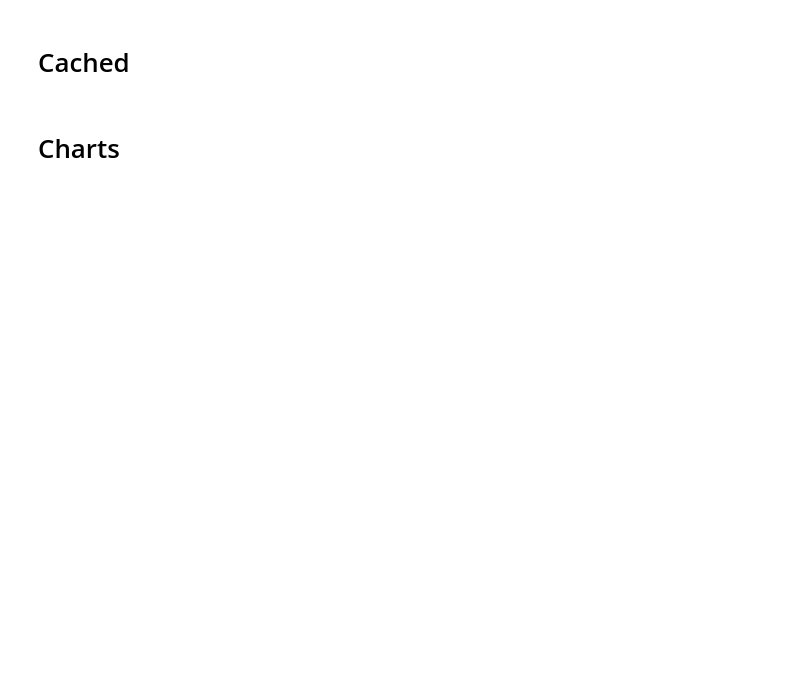
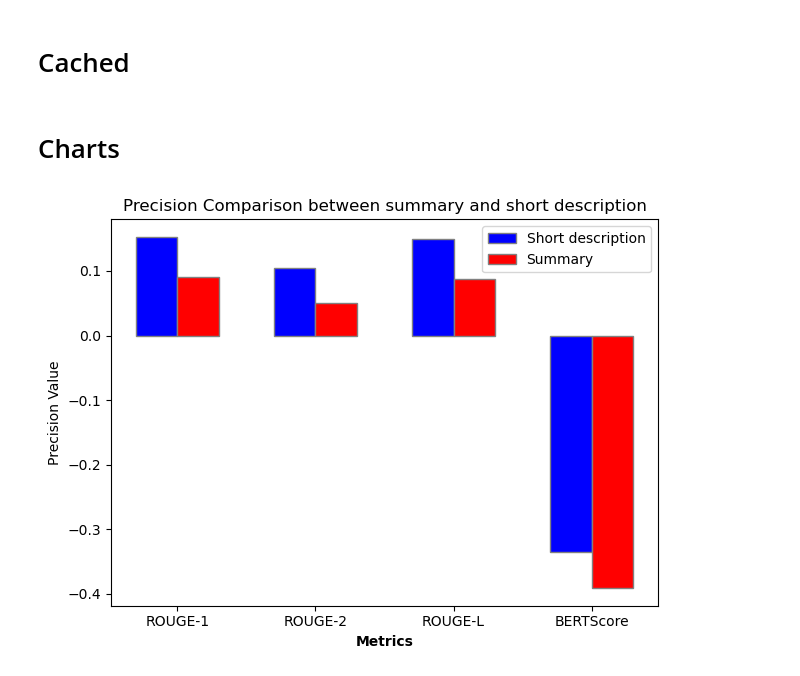
Before and after one commit to Doodem/UWACapstoneG2, a Jupyter notebook: notebooks/Evaluation.ipynb, the cells around one changed output. Drawn from its saved outputs; the diff is of its cells as text; code cells hidden in the pictures; blank space fills up the shorter version.

Commit message:
Update Evaluation.ipynb
update chart part

```diff
--- a/notebooks/Evaluation.ipynb
+++ b/notebooks/Evaluation.ipynb
@@ -182,0 +222,41 @@ topic_eval_manual = load_evals("topic_eval_manual.cached.pickle")
+# %%
+# Data
+labels = ['ROUGE-1', 'ROUGE-2', 'ROUGE-L', 'BERTScore']
+
+# Precision values for Model 1
+model1_precisions = [
+    avg_rouge_desc['rouge-1']['p'],
+    avg_rouge_desc['rouge-2']['p'],
+    avg_rouge_desc['rouge-l']['p'],
+    avg_bertscore_desc['bs_precision']
+]
+
+# Precision values for Model 2
+model2_precisions = [
+    avg_rouge_sum['rouge-1']['p'],
+    avg_rouge_sum['rouge-2']['p'],
+    avg_rouge_sum['rouge-l']['p'],
+    avg_bertscore_sum['bs_precision']
+]
+
+# Setting up the bar positions
+barWidth = 0.3
+r1 = np.arange(len(model1_precisions))
+r2 = [x + barWidth for x in r1]
+
+# Creating the bars
+plt.bar(r1, model1_precisions, color='b', width=barWidth, edgecolor='grey', label='Short description')
+plt.bar(r2, model2_precisions, color='r', width=barWidth, edgecolor='grey', label='Summary')
+
+# Adding aesthetics
+plt.xlabel('Metrics', fontweight='bold')
+plt.xticks([r + 0.5 * barWidth for r in range(len(model1_precisions))], labels)
+plt.ylabel('Precision Value')
+plt.title('Precision Comparison between summary and short description')
+plt.legend()
+
+# Displaying the plot
+plt.tight_layout()
+plt.show()
+# %% [output]
+[figure, added]
```
Also changed, not shown: parts of 5 cells of this notebook.
